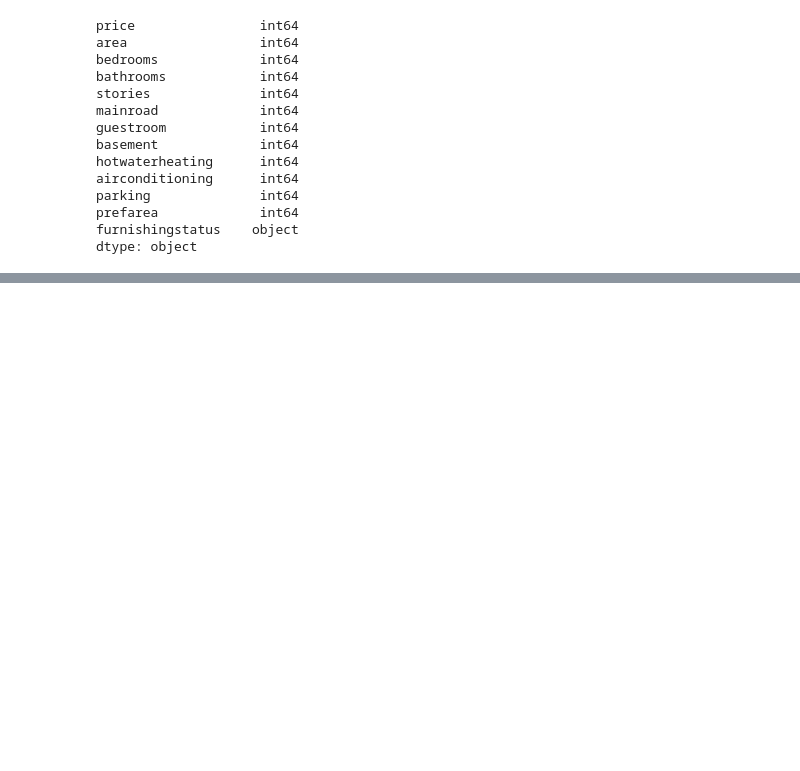
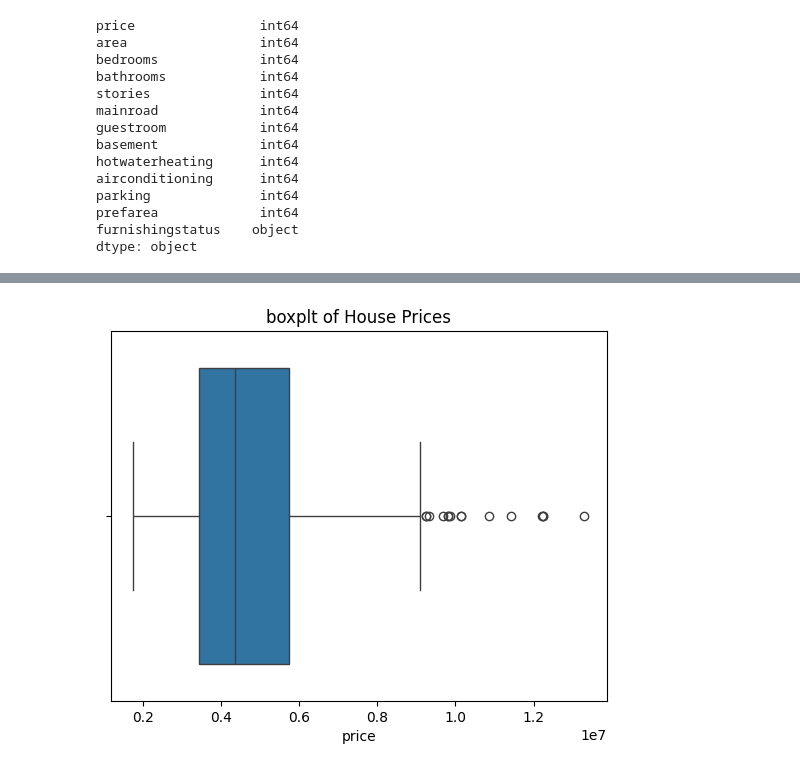
Before and after one commit to apekshakashyap17/House-price-prediction-system, a Jupyter notebook: housing.ipynb, the cells around one changed output, grey strips where cells are left out. Saved outputs shown, nothing was run; the diff lists cells and outputs as text; code cells hidden in the pictures; blank space fills up the shorter version.

```diff
--- a/housing.ipynb
+++ b/housing.ipynb
@@ -107,0 +127,6 @@ dtype: object
+# %%
+sns.boxplot(x=dataset['price'])
+plt.title('boxplt of House Prices')
+plt.show()
+# %% [output]
+[figure, added]
```
Also changed, not shown: parts of 9 cells of this notebook.
